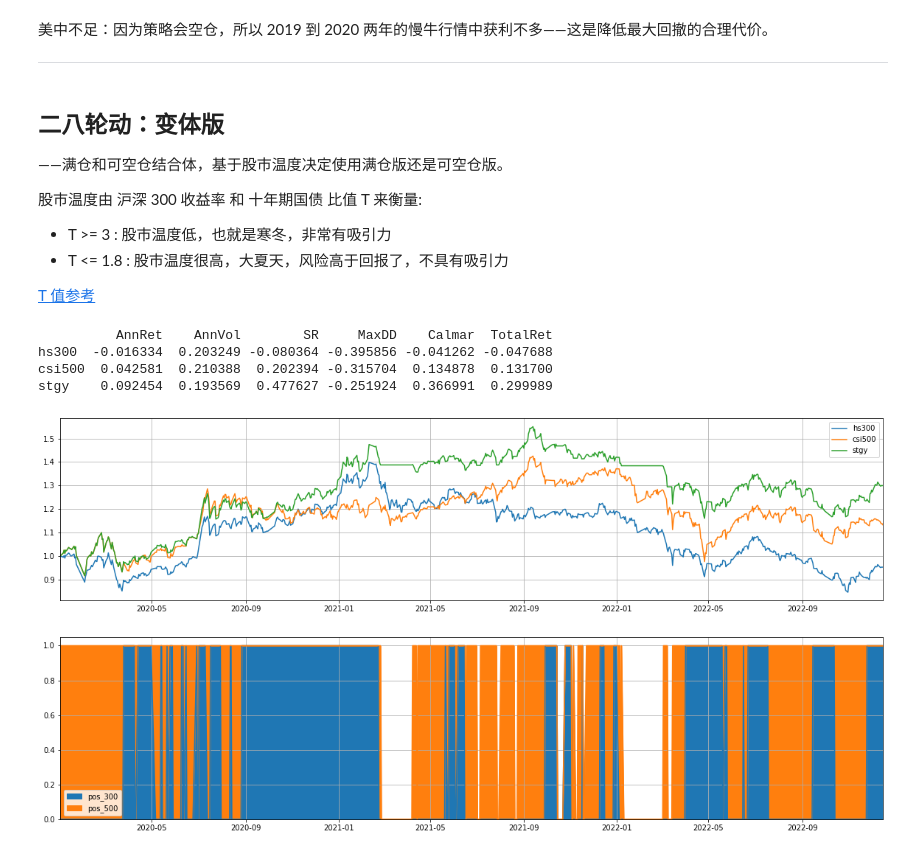
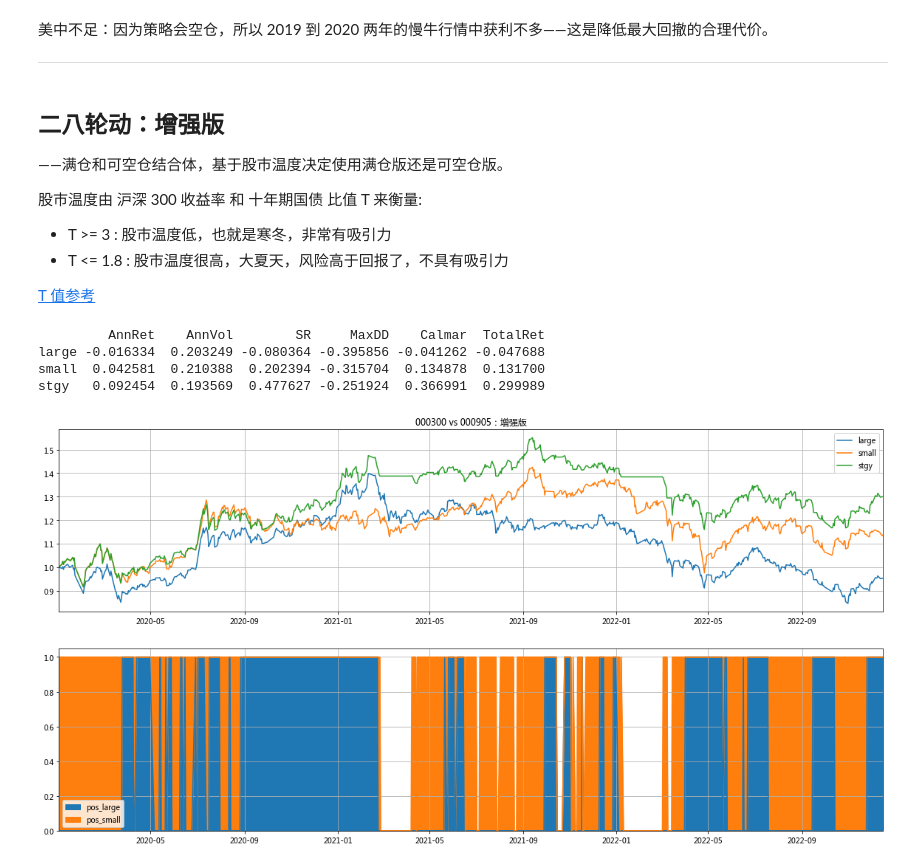
Before and after one commit to hdouhua/pick-up-python, a Jupyter notebook: inv/strategy/rotation-strategy.ipynb, the cells around one changed output. Cells and saved outputs as stored; diff of their text form; code cells hidden in the pictures.

```diff
--- a/inv/strategy/rotation-strategy.ipynb
+++ b/inv/strategy/rotation-strategy.ipynb
@@ -116,63 +265,22 @@ stgy    0.050738  0.148123  0.342543 -0.176707  0.287133  0.158173
 <hr />
 # %% [markdown]
-## 二八轮动：变体版
+## 二八轮动：增强版
 
 ——满仓和可空仓结合体，基于股市温度决定使用满仓版还是可空仓版。
 
 股市温度由 沪深 300 收益率 和 十年期国债 比值 T 来衡量:
+
 - T >= 3 : 股市温度低，也就是寒冬，非常有吸引力
 - T <= 1.8 : 股市温度很高，大夏天，风险高于回报了，不具有吸引力
 
 [T 值参考](http://www.dashiyetouzi.com/tools/compare/hs300_10gz_pro.php)
-# %%
-# T 值的区间
-t_date_range = [
-    datetime.date(2010, 10, 11),
-    datetime.date(2012, 8, 31),
-    datetime.date(2015, 4, 7),
-    datetime.date(2016, 1, 14),
-    datetime.date(2017, 10, 30),
-    datetime.date(2019, 1, 2),
-    datetime.date(2021, 2, 9),
-    datetime.date(2022, 3, 14),
-]
-
-df = index_price.copy()
-df = df.loc[start_date:end_date]
-df['ret_300'] = df['hs300'].pct_change()
-df['ret_500'] = df['csi500'].pct_change()
-df['N_day_ret_300'] = df['hs300'] / df['hs300'].shift(N) - 1
-df['N_day_ret_500'] = df['csi500'] / df['csi500'].shift(N) - 1
-
-df['momentum_300_vs_500'] = df['N_day_ret_300'] - df['N_day_ret_500']
-df['pos_300'] = [1 if e > 0 else 0 for e in df['momentum_300_vs_500'].shift(1)]
-df['pos_500'] = 1 - df['pos_300']
-
-# 可空仓区间：T <= 1.8
-for i in range(1, len(df)):
-    t = df.index[i]
-    if t <= t_date_range[1] or (t >= t_date_range[2] and t <= t_date_range[3]) \
-        or (t >= t_date_range[4] and t <= t_date_range[5]) \
-        or (t >= t_date_range[6] and t <= t_date_range[7]):
-        t0 = df.index[i - 1]
-        if df.loc[t0, 'N_day_ret_300'] >= df.loc[t0, 'N_day_ret_500'] and df.loc[t0, 'N_day_ret_300'] > 0:
-            df.loc[t, 'pos_300'] = 1
-        elif df.loc[t0, 'N_day_ret_500'] > df.loc[t0, 'N_day_ret_300'] and df.loc[t0, 'N_day_ret_500'] > 0:
-            df.loc[t, 'pos_500'] = 1
-        else:
-            df.loc[t, 'pos_300'] = 0
-            df.loc[t, 'pos_500'] = 0
-
-# 计算获利
-df['ret_stgy'] = df['ret_300'] * df['pos_300'] + df['ret_500'] * df['pos_500']
-df['hs300'] = (1 + df['ret_300']).cumprod().fillna(1)
-df['csi500'] = (1 + df['ret_500']).cumprod().fillna(1)
-df['stgy'] = (1 + df['ret_stgy']).cumprod().fillna(1)
-
-backtest_result(df)
-# %% [output]
-          AnnRet    AnnVol        SR     MaxDD    Calmar  TotalRet
-hs300  -0.016334  0.203249 -0.080364 -0.395856 -0.041262 -0.047688
-csi500  0.042581  0.210388  0.202394 -0.315704  0.134878  0.131700
-stgy    0.092454  0.193569  0.477627 -0.251924  0.366991  0.299989
-[figure, removed]
+# %%
+df = run_strategy(index_price, rotation_type=RotationType.Enhanced, params=params)
+
+backtest_result(df, title=f'{large_index} vs {small_index}：增强版')
+# %% [output]
+         AnnRet    AnnVol        SR     MaxDD    Calmar  TotalRet
+large -0.016334  0.203249 -0.080364 -0.395856 -0.041262 -0.047688
+small  0.042581  0.210388  0.202394 -0.315704  0.134878  0.131700
+stgy   0.092454  0.193569  0.477627 -0.251924  0.366991  0.299989
+[figure, added]
```
Also changed, not shown: parts of 16 cells of this notebook.
